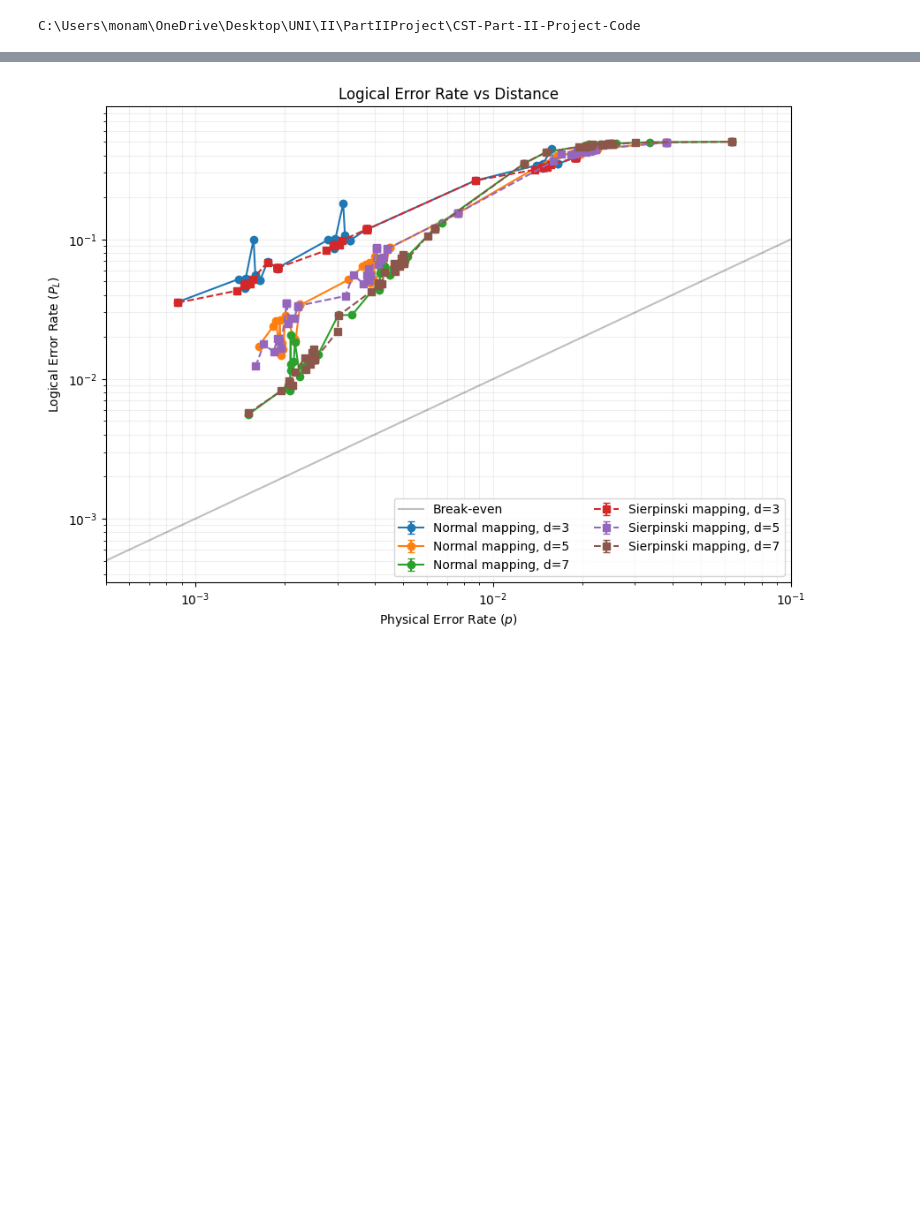
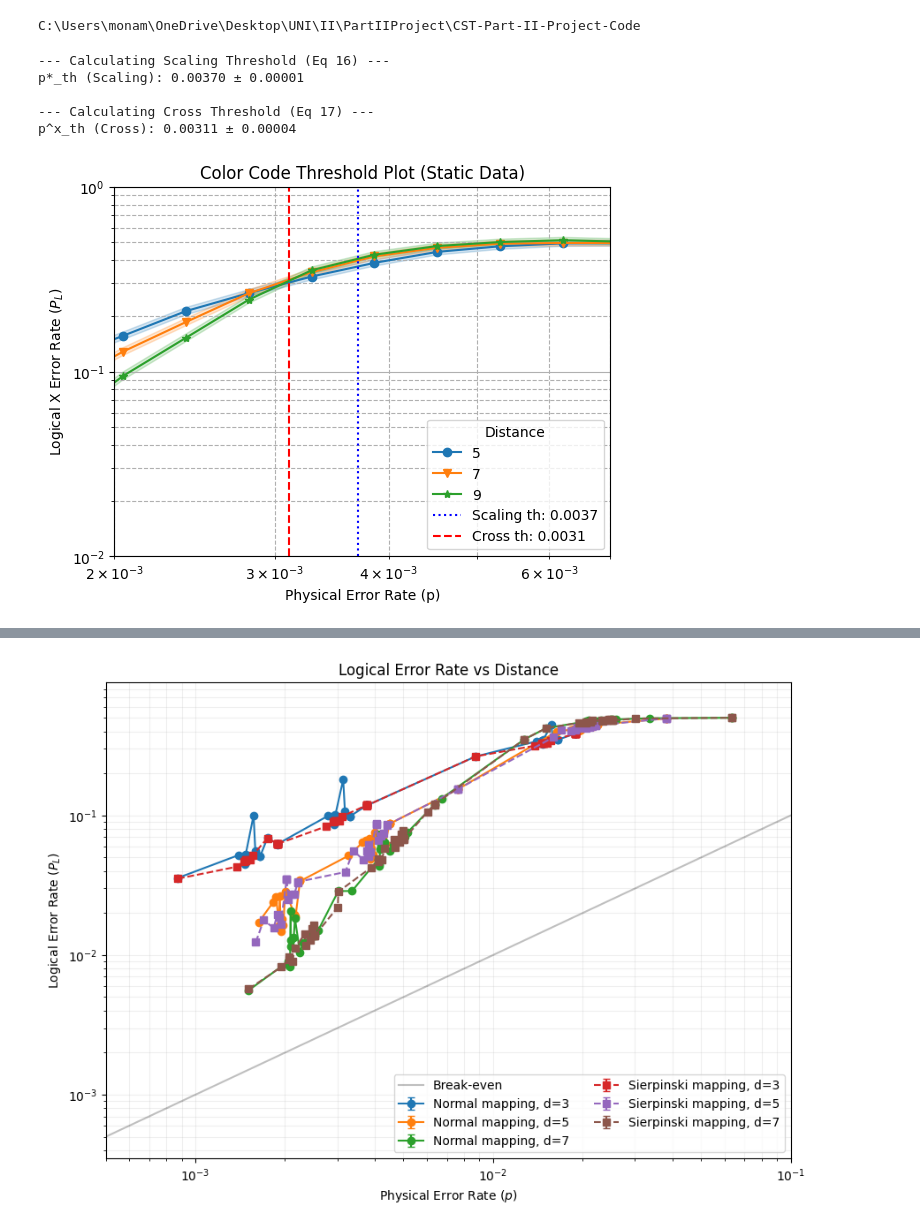
Before and after one commit to monamoeba/CST-Part-II-Project-Code, a Jupyter notebook: color_code_experiments/evaluation_plots.ipynb, the cells around one changed output, grey strips where cells are left out. Drawn from its saved outputs; the diff is of its cells as text; code cells hidden in the pictures; blank space fills up the shorter version.

Commit message:
final threshold values

```diff
--- a/color_code_experiments/evaluation_plots.ipynb
+++ b/color_code_experiments/evaluation_plots.ipynb
@@ -17,67 +17,72 @@ import sinter
 import matplotlib.pyplot as plt
 import numpy as np
 from scipy.optimize import curve_fit
+from typing import List
 
-# --- Model 1: Eq 16 ---
+# --- Model 1 ---
 def scaling_threshold_model(data, c, p_th_star, alpha):
     p, d = data
     exponent = alpha * ((d + 1) / 2)
     # Using np.power and safe division to prevent warnings during optimization guesses
     return c * np.power(p / p_th_star, exponent)
 
-# --- Model 2: Eq 17 ---
+# --- Model 2  ---
 def cross_threshold_model(data, A, B, C, p_th_cross, v_0):
     p, d = data
     x = (p - p_th_cross) * (d ** (1 / v_0))
     return A + B * x + C * (x ** 2)
 
 
-def calculate_paper_thresholds(samples: List[sinter.TaskStats], estimated_crossing: float = 0.0025):
-    # 1. Extract raw data
+def calculate_paper_thresholds(samples: List[sinter.TaskStats], estimated_crossing: float = 0.003):
+
+    # 1. Extract raw data cleanly
     ps = np.array([s.json_metadata['p'] for s in samples])
     ds = np.array([s.json_metadata['d'] for s in samples])
     shots = np.array([max(s.shots, 1) for s in samples])
-    y = np.array([s.errors / shots_i for s.errors, shots_i in zip([s.errors for s in samples], shots)])
+    errors = np.array([s.errors for s in samples])
 
-    # 2. Calculate Statistical Weights (Standard error of a binomial distribution)
-    # sigma = sqrt(p * (1-p) / N)
+    y = errors / shots
+
+    # 2. Calculate Statistical Weights (Handling zero-errors)
     y_err = np.sqrt(y * (1.0 - y) / shots)
-
-    # Handle zero-error points by assigning them an error bounded by 1/shots
-    # so they still anchor the sub-threshold fit properly
     zero_mask = y == 0
     y[zero_mask] = 1.0 / shots[zero_mask]
     y_err[zero_mask] = 1.0 / shots[zero_mask]
 
+    # Initialize return variables so plotting doesn't crash if a fit fails
+    popt_scale = None
+    popt_cross = None
+
     # --- 3. Fit Scaling Threshold (Eq 16) ---
     print("\n--- Calculating Scaling Threshold (Eq 16) ---")
-    # TIGHTEN WINDOW: Only use data deep in the sub-threshold regime (e.g., p < 0.8 * crossing)
     low_p_mask = ps < (estimated_crossing * 0.8)
+    num_scale_points = np.sum(low_p_mask)
 
-    if np.sum(low_p_mask) > 3:
+    if num_scale_points >= 3:
         p0_scale = [1.0, estimated_crossing, 1.0]
         bounds_scale = ([0.0, 0.0001, 0.1], [np.inf, 0.05, 5.0])
         try:
             popt_scale, pcov_scale = curve_fit(
                 scaling_threshold_model, (ps[low_p_mask], ds[low_p_mask]), y[low_p_mask],
                 p0=p0_scale, bounds=bounds_scale, maxfev=10000,
-                sigma=y_err[low_p_mask], absolute_sigma=True # Weighting added here
+                sigma=y_err[low_p_mask], absolute_sigma=True
             )
             perr_scale = np.sqrt(np.diag(pcov_scale))
             print(f"p*_th (Scaling): {popt_scale[1]:.5f} ± {perr_scale[1]:.5f}")
         except Exception as e:
-            print(f"Scaling threshold fit failed: {e}")
+            print(f"Fit failed: {e}")
+    else:
+        print(f"Skipped: Found only {num_scale_points} data points below p={estimated_crossing * 0.8}. Need at least 3.")
 
     # --- 4. Fit Cross Threshold (Eq 17) ---
     print("\n--- Calculating Cross Threshold (Eq 17) ---")
-    # TIGHTEN WINDOW: Takada & Fujii used exactly 5 distinct p values around the threshold.
-    # Let's dynamically find the closest physical error rates to the estimated crossing.
     unique_ps = np.unique(ps)
     closest_ps = sorted(unique_ps, key=lambda p: abs(p - estimated_crossing))[:5]
 
     near_p_mask = np.isin(ps, closest_ps)
+    num_cross_points = np.sum(near_p_mask)
 
-    if np.sum(near_p_mask) >= 5:
+    if num_cross_points >= 5:
         p0_cross = [0.1, 10.0, 10.0, estimated_crossing, 1.0]
         bounds_cross = (
             [0.0, -np.inf, -np.inf, 0.0001, 0.1],
@@ -87,48 +92,59 @@ def calculate_paper_thresholds(samples: List[sinter.TaskStats], estimated_crossi
             popt_cross, pcov_cross = curve_fit(
                 cross_threshold_model, (ps[near_p_mask], ds[near_p_mask]), y[near_p_mask],
                 p0=p0_cross, bounds=bounds_cross, maxfev=10000,
-                sigma=y_err[near_p_mask], absolute_sigma=True # Weighting added here
+                sigma=y_err[near_p_mask], absolute_sigma=True
             )
             perr_cross = np.sqrt(np.diag(pcov_cross))
             print(f"p^x_th (Cross): {popt_cross[3]:.5f} ± {perr_cross[3]:.5f}")
         except Exception as e:
-            print(f"Cross threshold fit failed: {e}")
+            print(f"Fit failed: {e}")
+    else:
+        print(f"Skipped: Found only {num_cross_points} points near threshold. Need at least 5 to fit Eq 17.")
+
+    return popt_scale, popt_cross
 
 def analyze_and_plot():
     # 1. Load the frozen data from your hard drive
-    with open("final_report_data.csv", "r") as f:
-        samples = sinter.TaskStats.from_csv(f)
+    with open("final_report_666_CC_XL_data.csv", "r") as f:
+        samples = sinter.stats_from_csv_files(f)
 
     # 2. Calculate thresholds based on the STATIC dataset
     # (This will now give you the exact same number every time)
-    popt_scale, popt_cross = calculate_paper_thresholds(samples, estimated_crossing=0.0025)
+    popt_scale, popt_cross = calculate_paper_thresholds(samples)
 
     # 3. Plotting
     fig, ax = plt.subplots()
     sinter.plot_error_rate(
         ax=ax,
         stats=samples,
         x_func=lambda stats: stats.json_metadata['p'],
         group_func=lambda stats: stats.json_metadata['d'],
         failure_units_per_shot_func=lambda stats: 1,
     )
 
     ax.loglog()
     ax.set_title("Color Code Threshold Plot (Static Data)")
     ax.set_xlabel("Physical Error Rate (p)")
-    ax.set_ylabel("Logical Z Error Rate ($P_L$)")
+    ax.set_ylabel("Logical X Error Rate ($P_L$)")
     ax.grid(which='major', linestyle='-')
     ax.grid(which='minor', linestyle='--')
 
     # Now you can safely plot your vertical lines because the numbers are stable!
     if popt_scale is not None:
         ax.axvline(x=popt_scale[1], color='b', linestyle=':', label=f"Scaling th: {popt_scale[1]:.4f}")
     if popt_cross is not None:
         ax.axvline(x=popt_cross[3], color='r', linestyle='--', label=f"Cross th: {popt_cross[3]:.4f}")
-
+    ax.set_xlim(2e-3, 7e-3)
+    ax.set_ylim(1e-2,1)
     ax.legend(title='Distance')
-    plt.savefig("ImplCCThresholdPlot_Final.png")
+    #plt.savefig("ImplCCThresholdPlot_Final_XL.png")
     plt.show()
 
-if __name__ == '__main__':
-    analyze_and_plot()
+analyze_and_plot()
+# %% [output]
+--- Calculating Scaling Threshold (Eq 16) ---
+p*_th (Scaling): 0.00370 ± 0.00001
+
+--- Calculating Cross Threshold (Eq 17) ---
+p^x_th (Cross): 0.00311 ± 0.00004
+[figure, added]
```
Also changed, not shown: parts of 1 cell of this notebook, 10 other files.
